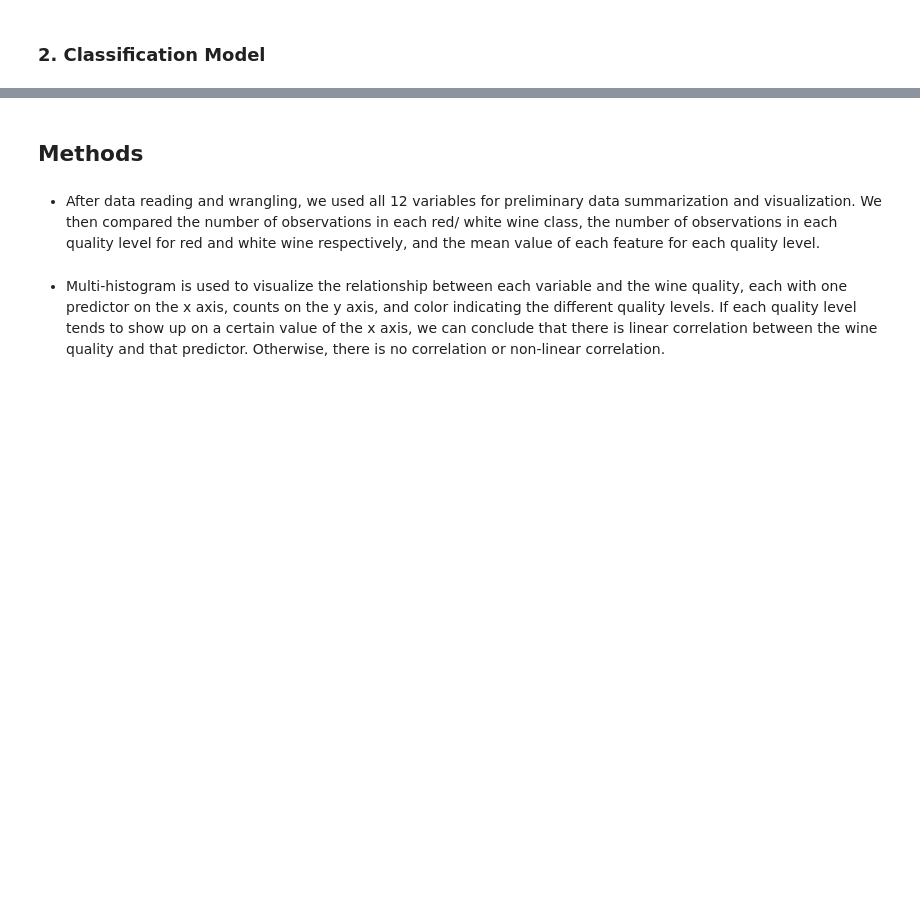
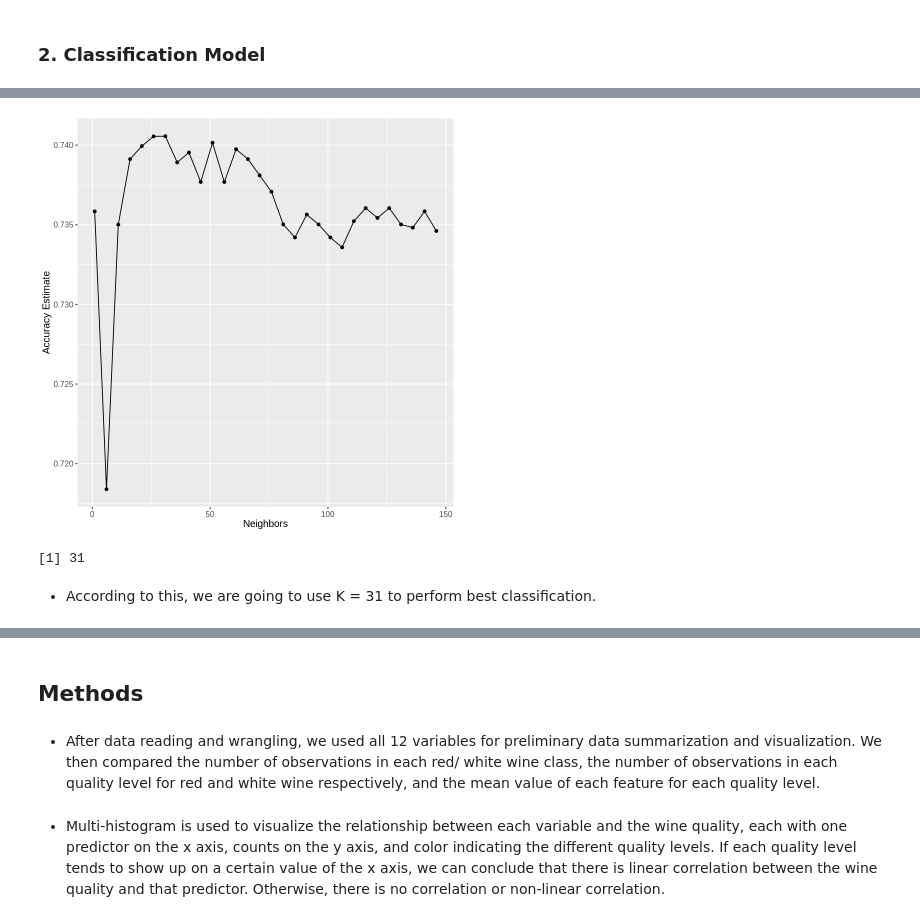
Before and after one commit to AlexNgGit/DSCI-GROUP-3, a Jupyter notebook: src/proposal.ipynb, the cells around one changed output, grey strips where cells are left out. Saved outputs shown, nothing was run; the diff lists cells and outputs as text; code cells hidden in the pictures; blank space fills up the shorter version.

```diff
--- a/src/proposal.ipynb
+++ b/src/proposal.ipynb
@@ -204,0 +390,4 @@ knn_rmse
+# %%
+wine_split <- initial_split(wine_cl, prop = 0.75, strata = quality)
+wine_train <- training(wine_split)
+wine_test <- testing(wine_split)
@@ -204,0 +466,10 @@ knn_rmse
+# %%
+wine_vfold <- vfold_cv(wine_train, v = 10, strata = quality)
+
+vfold_metrics <- workflow() |>
+                  add_recipe(wine_recipe) |>
+                  add_model(knn_spec) |>
+                  fit_resamples(resamples = wine_vfold) |>
+                  collect_metrics()
+
+vfold_metrics
@@ -204,0 +484,18 @@ knn_rmse
+# %%
+knn_spec <- nearest_neighbor(weight_func = "rectangular",
+                             neighbors = tune()) |>
+  set_engine("kknn") |>
+  set_mode("classification")
+# %%
+k_vals <- tibble(neighbors = seq(from = 1, to = 150, by = 5))
+
+knn_results <- workflow() |>
+  add_recipe(wine_recipe) |>
+  add_model(knn_spec) |>
+  tune_grid(resamples = wine_vfold, grid = k_vals) |>
+  collect_metrics()
+
+accuracies <- knn_results |>
+  filter(.metric == "accuracy")
+
+accuracies
@@ -204,0 +522,20 @@ knn_rmse
+# %%
+accuracy_vs_k <- ggplot(accuracies, aes(x = neighbors, y = mean)) +
+  geom_point() +
+  geom_line() +
+  labs(x = "Neighbors", y = "Accuracy Estimate") +
+  theme(text = element_text(size = 12))
+
+accuracy_vs_k
+# %% [output]
+[figure, added]
+# %%
+best_k <- accuracies |>
+        arrange(desc(mean)) |>
+        head(1) |>
+        pull(neighbors)
+best_k
+# %% [output]
+[1] 31
+# %% [markdown]
+- According to this, we are going to use K = 31 to perform best classification.
```
Also changed, not shown: parts of 33 cells of this notebook.
